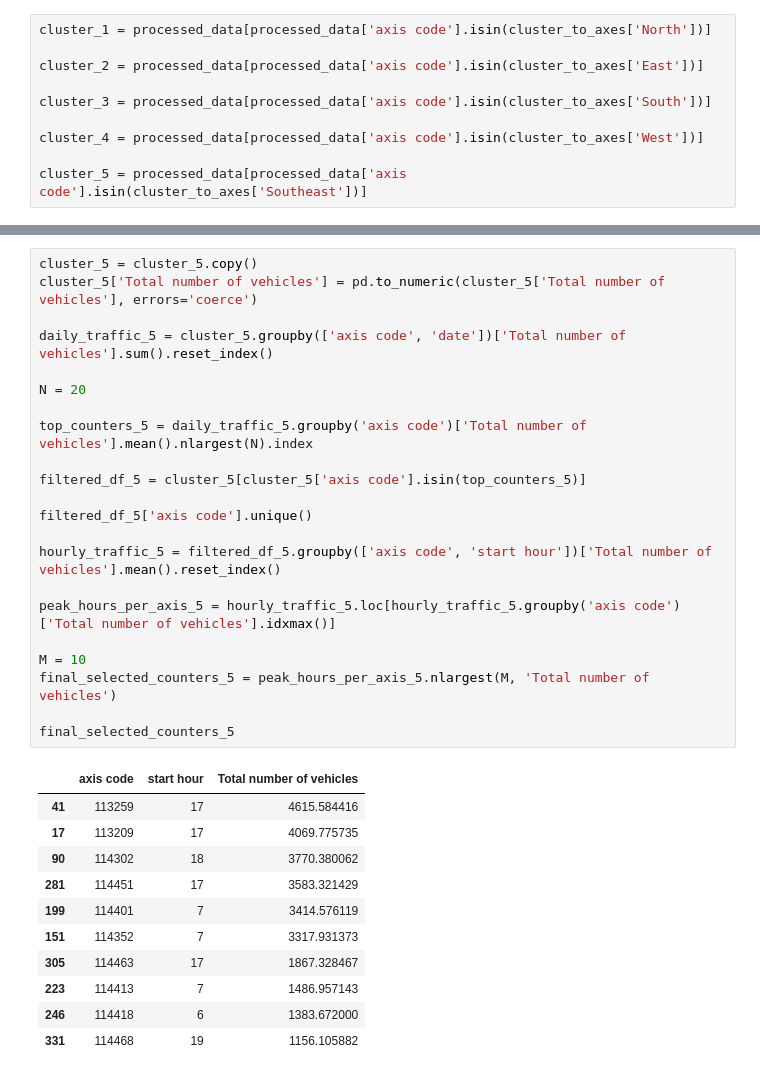
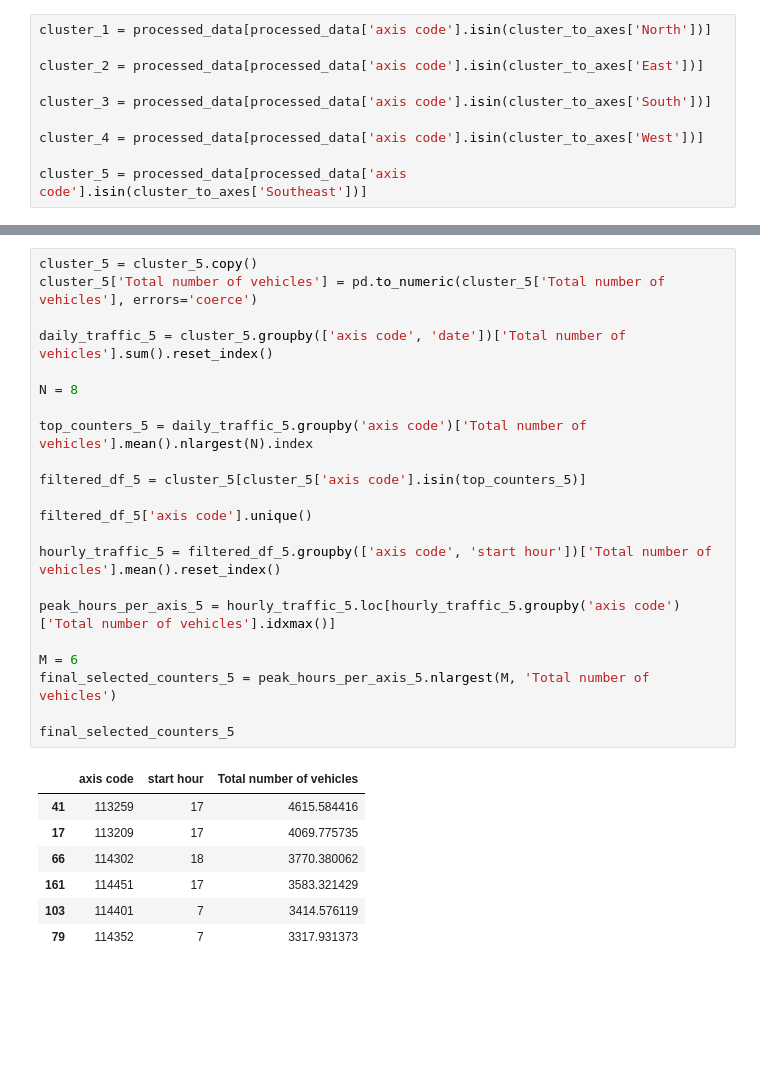
Before and after one commit to Regression1404/pulse-of-tehran, a Jupyter notebook: selector.ipynb, the cells around one changed output, grey strips where cells are left out. Cells and saved outputs as stored; diff of their text form; blank space fills up the shorter version.

```diff
--- a/selector.ipynb
+++ b/selector.ipynb
@@ -463,34 +455,30 @@ final_selected_counters_4
 # %%
 cluster_5 = cluster_5.copy()
 cluster_5['Total number of vehicles'] = pd.to_numeric(cluster_5['Total number of vehicles'], errors='coerce')
 
 daily_traffic_5 = cluster_5.groupby(['axis code', 'date'])['Total number of vehicles'].sum().reset_index()
 
-N = 20
+N = 8
 
 top_counters_5 = daily_traffic_5.groupby('axis code')['Total number of vehicles'].mean().nlargest(N).index
 
 filtered_df_5 = cluster_5[cluster_5['axis code'].isin(top_counters_5)]
 
 filtered_df_5['axis code'].unique()
 
 hourly_traffic_5 = filtered_df_5.groupby(['axis code', 'start hour'])['Total number of vehicles'].mean().reset_index()
 
 peak_hours_per_axis_5 = hourly_traffic_5.loc[hourly_traffic_5.groupby('axis code')['Total number of vehicles'].idxmax()]
 
-M = 10
+M = 6
 final_selected_counters_5 = peak_hours_per_axis_5.nlargest(M, 'Total number of vehicles')
 
 final_selected_counters_5
 # %% [output]
 |  | axis code | start hour | Total number of vehicles |
 | 41 | 113259 | 17 | 4615.584416 |
 | 17 | 113209 | 17 | 4069.775735 |
-| 90 | 114302 | 18 | 3770.380062 |
-| 281 | 114451 | 17 | 3583.321429 |
-| 199 | 114401 | 7 | 3414.576119 |
-| 151 | 114352 | 7 | 3317.931373 |
-| 305 | 114463 | 17 | 1867.328467 |
-| 223 | 114413 | 7 | 1486.957143 |
-| 246 | 114418 | 6 | 1383.672000 |
-| 331 | 114468 | 19 | 1156.105882 |
+| 66 | 114302 | 18 | 3770.380062 |
+| 161 | 114451 | 17 | 3583.321429 |
+| 103 | 114401 | 7 | 3414.576119 |
+| 79 | 114352 | 7 | 3317.931373 |
```
Also changed, not shown: parts of 4 cells of this notebook.
